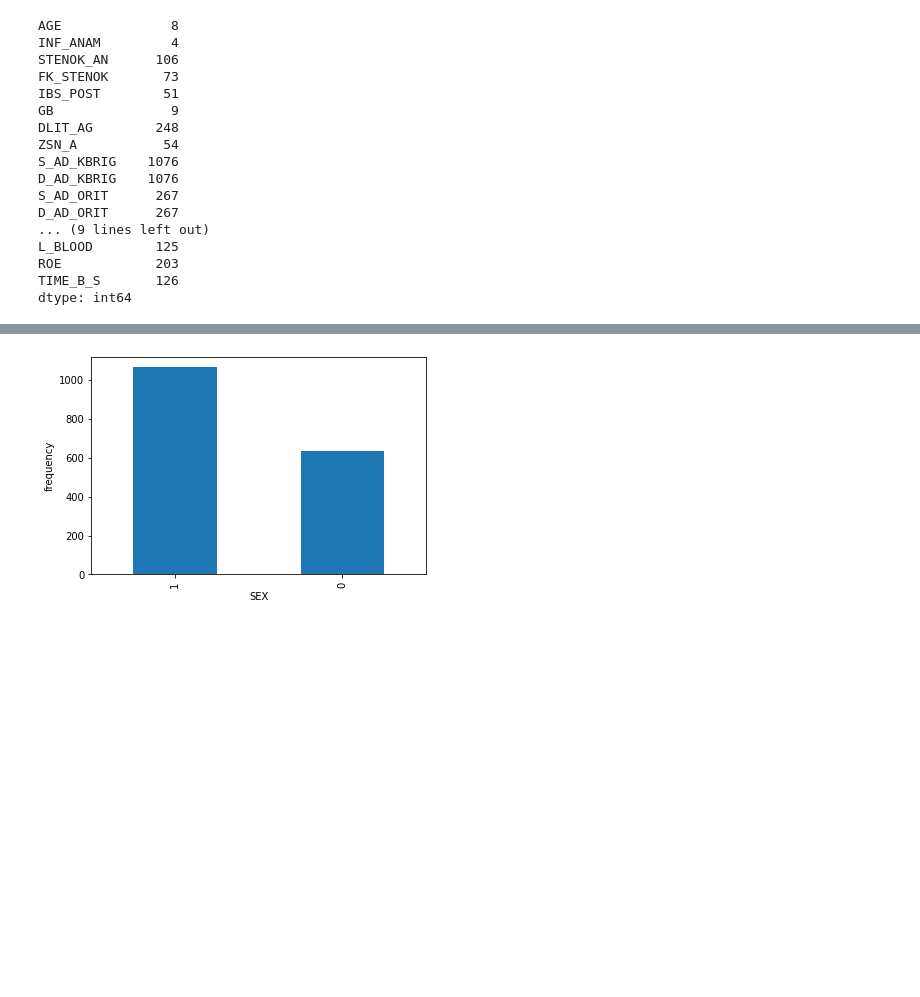
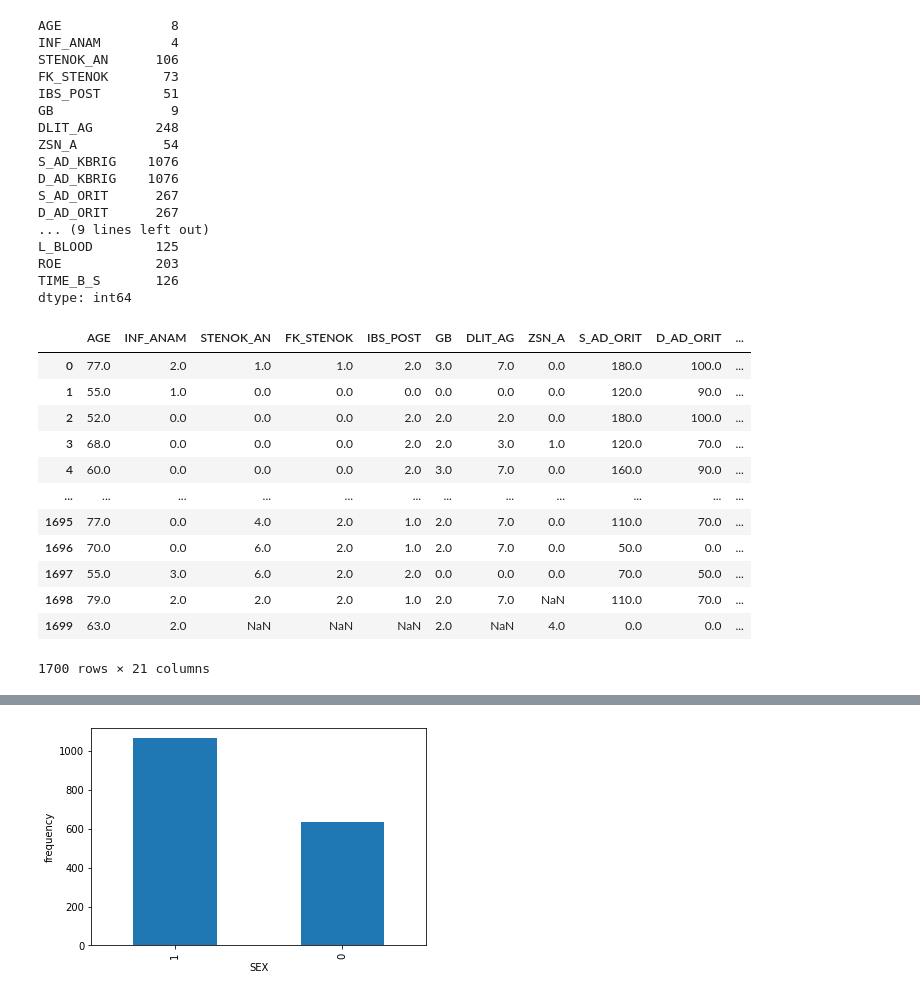
Before and after one commit to evercrystalelf/jly-ml-project, a Jupyter notebook: yi-jin.ipynb, the cells around one changed output, grey strips where cells are left out. Cells and saved outputs as stored; diff of their text form; code cells hidden in the pictures; blank space fills up the shorter version.

```diff
--- a/yi-jin.ipynb
+++ b/yi-jin.ipynb
@@ -192,3 +187,20 @@ L_BLOOD        125
 ROE            203
 TIME_B_S       126
 dtype: int64
+# %%
+newnumfeatures = numfeatures.loc[:, (numfeatures.isnull().sum(axis=0) < 1700/2)]
+newnumfeatures
+# %% [output]
+|  | AGE | INF_ANAM | STENOK_AN | FK_STENOK | IBS_POST | GB | DLIT_AG | ZSN_A | S_AD_ORIT | D_AD_ORIT | ... |
+| 0 | 77.0 | 2.0 | 1.0 | 1.0 | 2.0 | 3.0 | 7.0 | 0.0 | 180.0 | 100.0 | ... |
+| 1 | 55.0 | 1.0 | 0.0 | 0.0 | 0.0 | 0.0 | 0.0 | 0.0 | 120.0 | 90.0 | ... |
+| 2 | 52.0 | 0.0 | 0.0 | 0.0 | 2.0 | 2.0 | 2.0 | 0.0 | 180.0 | 100.0 | ... |
+| 3 | 68.0 | 0.0 | 0.0 | 0.0 | 2.0 | 2.0 | 3.0 | 1.0 | 120.0 | 70.0 | ... |
+| 4 | 60.0 | 0.0 | 0.0 | 0.0 | 2.0 | 3.0 | 7.0 | 0.0 | 160.0 | 90.0 | ... |
+| ... | ... | ... | ... | ... | ... | ... | ... | ... | ... | ... | ... |
+| 1695 | 77.0 | 0.0 | 4.0 | 2.0 | 1.0 | 2.0 | 7.0 | 0.0 | 110.0 | 70.0 | ... |
+| 1696 | 70.0 | 0.0 | 6.0 | 2.0 | 1.0 | 2.0 | 7.0 | 0.0 | 50.0 | 0.0 | ... |
+| 1697 | 55.0 | 3.0 | 6.0 | 2.0 | 2.0 | 0.0 | 0.0 | 0.0 | 70.0 | 50.0 | ... |
+| 1698 | 79.0 | 2.0 | 2.0 | 2.0 | 1.0 | 2.0 | 7.0 | NaN | 110.0 | 70.0 | ... |
+| 1699 | 63.0 | 2.0 | NaN | NaN | NaN | 2.0 | NaN | 4.0 | 0.0 | 0.0 | ... |
+1700 rows × 21 columns
```
Also changed, not shown: parts of 7 cells of this notebook.
